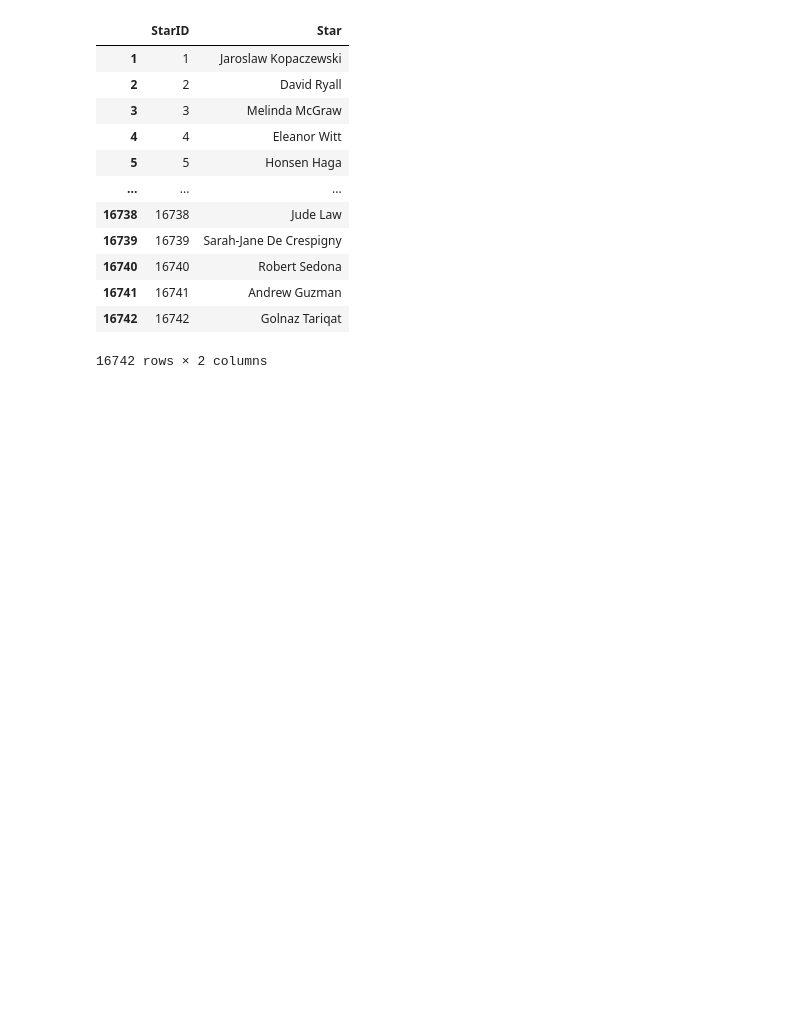
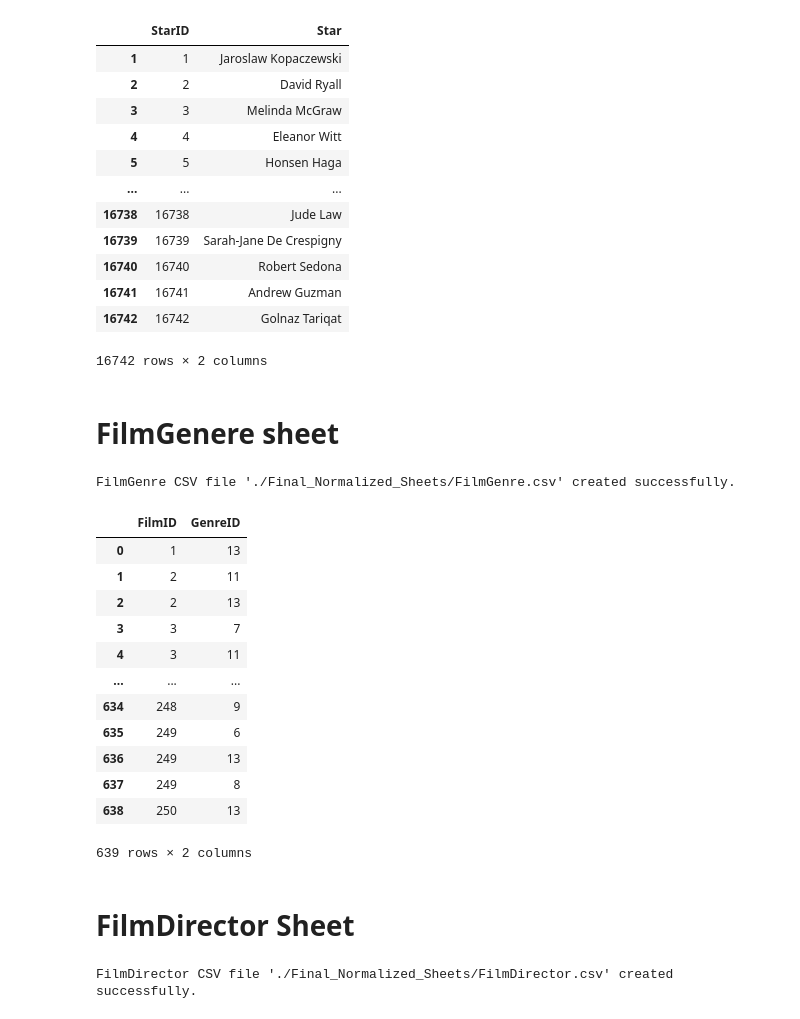
Before and after one commit to Ahmed-Abdellmoneim/IMDb-Top-250-Scraper-Review, a Jupyter notebook: Normalization Code/main.ipynb, the cells around one changed output. Saved outputs shown, nothing was run; the diff lists cells and outputs as text; code cells hidden in the pictures; blank space fills up the shorter version.

Commit message:
Adding FilmDirector & FilmGenre Sheets

```diff
--- a/Normalization Code/main.ipynb
+++ b/Normalization Code/main.ipynb
@@ -196,3 +196,55 @@ stars_df
 | 16741 | 16741 | Andrew Guzman |
 | 16742 | 16742 | Golnaz Tariqat |
 16742 rows × 2 columns
+# %% [markdown]
+# FilmGenere sheet
+# %%
+film_genre_data = []
+for idx, row in DF.iterrows():
+    film_id = films_df[films_df['Film Title'] == row['Film Title']]['FilmID'].values[0]
+    genres = [genre.strip() for genre in row['Genre'].split(',')]
+    for genre in genres:
+        genre_id = genres_df[genres_df['Genre'] == genre]['GenreID'].values[0]
+        film_genre_data.append((film_id, genre_id))
+
+film_genre_df = pd.DataFrame(film_genre_data, columns=['FilmID', 'GenreID'])
+film_genre_csv_file_path = os.path.join(filePath, "FilmGenre.csv")
+film_genre_df.to_csv(film_genre_csv_file_path, index=False)
+
+print(f"FilmGenre CSV file '{film_genre_csv_file_path}' created successfully.")
+# %% [output]
+FilmGenre CSV file './Final_Normalized_Sheets/FilmGenre.csv' created successfully.
+# %%
+film_genre_df
+# %% [output]
+|  | FilmID | GenreID |
+| 0 | 1 | 13 |
+| 1 | 2 | 11 |
+| 2 | 2 | 13 |
+| 3 | 3 | 7 |
+| 4 | 3 | 11 |
+| ... | ... | ... |
+| 634 | 248 | 9 |
+| 635 | 249 | 6 |
+| 636 | 249 | 13 |
+| 637 | 249 | 8 |
+| 638 | 250 | 13 |
+639 rows × 2 columns
+# %% [markdown]
+# FilmDirector Sheet
+# %%
+film_director_data = []
+for idx, row in DF.iterrows():
+    film_id = films_df[films_df['Film Title'] == row['Film Title']]['FilmID'].values[0]
+    directors = [director.strip() for director in row['Director'].split(',')]
+    for director in directors:
+        director_id = directors_df[directors_df['Director'] == director]['DirectorID'].values[0]
+        film_director_data.append((film_id, director_id))
+
+film_director_df = pd.DataFrame(film_director_data, columns=['FilmID', 'DirectorID'])
+film_director_csv_file_path = os.path.join(filePath, "FilmDirector.csv")
+film_director_df.to_csv(film_director_csv_file_path, index=False)
+
+print(f"FilmDirector CSV file '{film_director_csv_file_path}' created successfully.")
+# %% [output]
+FilmDirector CSV file './Final_Normalized_Sheets/FilmDirector.csv' created successfully.
```
Also changed, not shown: parts of 1 cell of this notebook, 2 other files.
